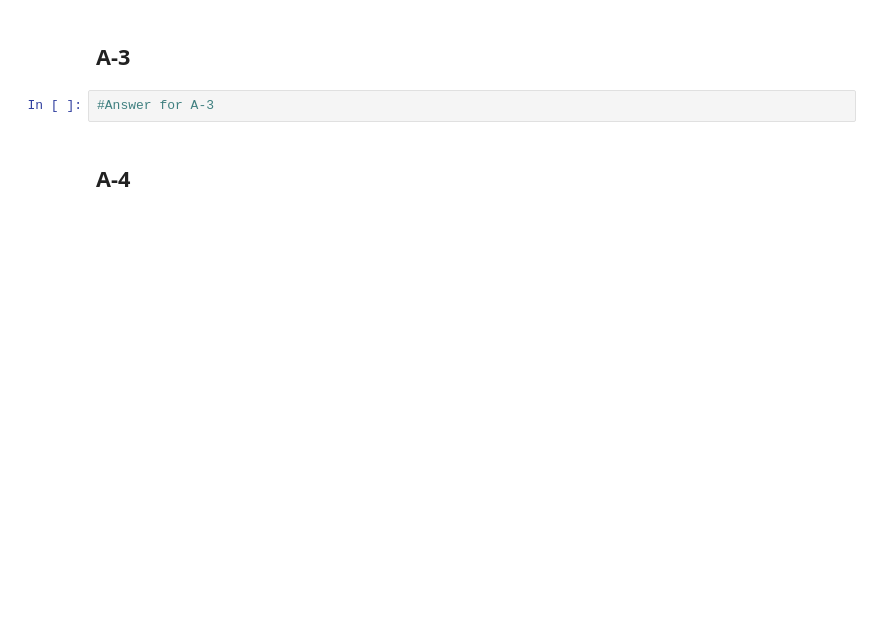
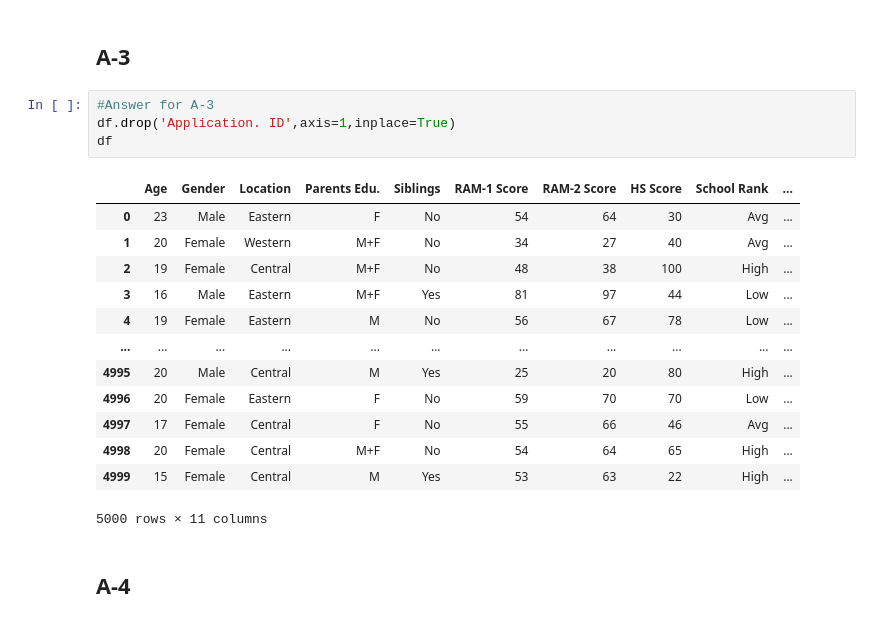
Before and after one commit to ShenalPerera/Fiverr, a Jupyter notebook: Python/Clients/mohsena/Order 6 - topic 6/HW5/HW5 Template.ipynb, the cells around one changed output. Saved outputs shown, nothing was run; the diff lists cells and outputs as text; blank space fills up the shorter version.

```diff
--- a/Python/Clients/mohsena/Order 6 - topic 6/HW5/HW5 Template.ipynb
+++ b/Python/Clients/mohsena/Order 6 - topic 6/HW5/HW5 Template.ipynb
@@ -82,6 +116,22 @@ memory usage: 468.9+ KB
 ## A-3
 # %%
 #Answer for A-3
+df.drop('Application. ID',axis=1,inplace=True)
+df
+# %% [output]
+|  | Age | Gender | Location | Parents Edu. | Siblings | RAM-1 Score | RAM-2 Score | HS Score | School Rank | ... |
+| 0 | 23 | Male | Eastern | F | No | 54 | 64 | 30 | Avg | ... |
+| 1 | 20 | Female | Western | M+F | No | 34 | 27 | 40 | Avg | ... |
+| 2 | 19 | Female | Central | M+F | No | 48 | 38 | 100 | High | ... |
+| 3 | 16 | Male | Eastern | M+F | Yes | 81 | 97 | 44 | Low | ... |
+| 4 | 19 | Female | Eastern | M | No | 56 | 67 | 78 | Low | ... |
+| ... | ... | ... | ... | ... | ... | ... | ... | ... | ... | ... |
+| 4995 | 20 | Male | Central | M | Yes | 25 | 20 | 80 | High | ... |
+| 4996 | 20 | Female | Eastern | F | No | 59 | 70 | 70 | Low | ... |
+| 4997 | 17 | Female | Central | F | No | 55 | 66 | 46 | Avg | ... |
+| 4998 | 20 | Female | Central | M+F | No | 54 | 64 | 65 | High | ... |
+| 4999 | 15 | Female | Central | M | Yes | 53 | 63 | 22 | High | ... |
+5000 rows × 11 columns
 # %% [markdown]
 ## A-4
 # %%
```
Also changed, not shown: parts of 11 cells of this notebook, 19 other files.
